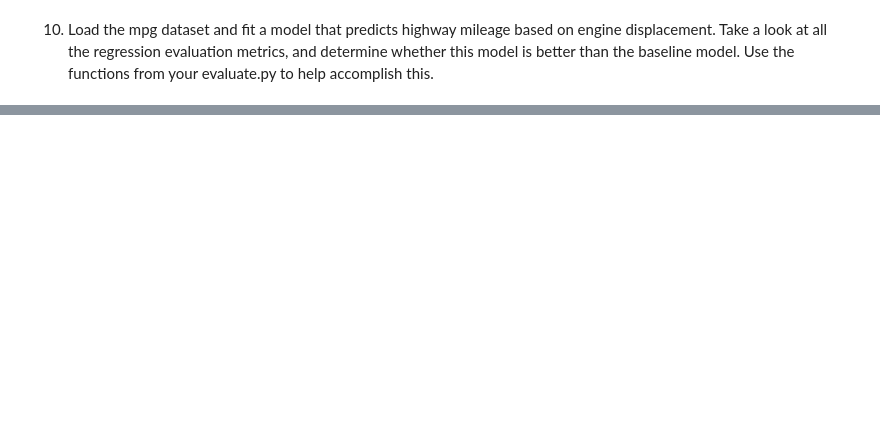
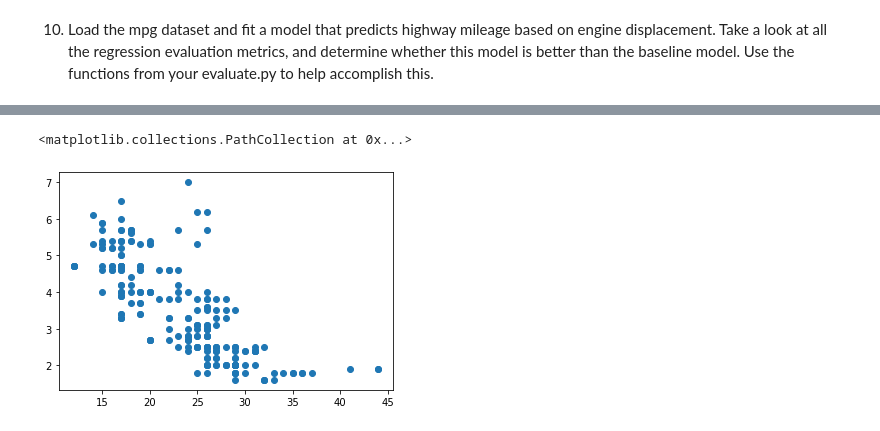
Before and after one commit to ljackson707/regression-exercises, a Jupyter notebook: evaluate.ipynb, the cells around one changed output, grey strips where cells are left out. Cells and saved outputs as stored; diff of their text form; code cells hidden in the pictures; blank space fills up the shorter version.

```diff
--- a/evaluate.ipynb
+++ b/evaluate.ipynb
@@ -233,2 +359,4 @@ R2
 # %% [markdown]
 10) Load the mpg dataset and fit a model that predicts highway mileage based on engine displacement. Take a look at all the regression evaluation metrics, and determine whether this model is better than the baseline model. Use the functions from your evaluate.py to help accomplish this.
+# %%
+mpg = data('mpg')
@@ -234,0 +372,5 @@ R2
+# %%
+plt.scatter(mpg.hwy, mpg.displ)
+# %% [output]
+<matplotlib.collections.PathCollection at 0x...>
+[figure, added]
```
Also changed, not shown: parts of 36 cells of this notebook, 1 other file.
